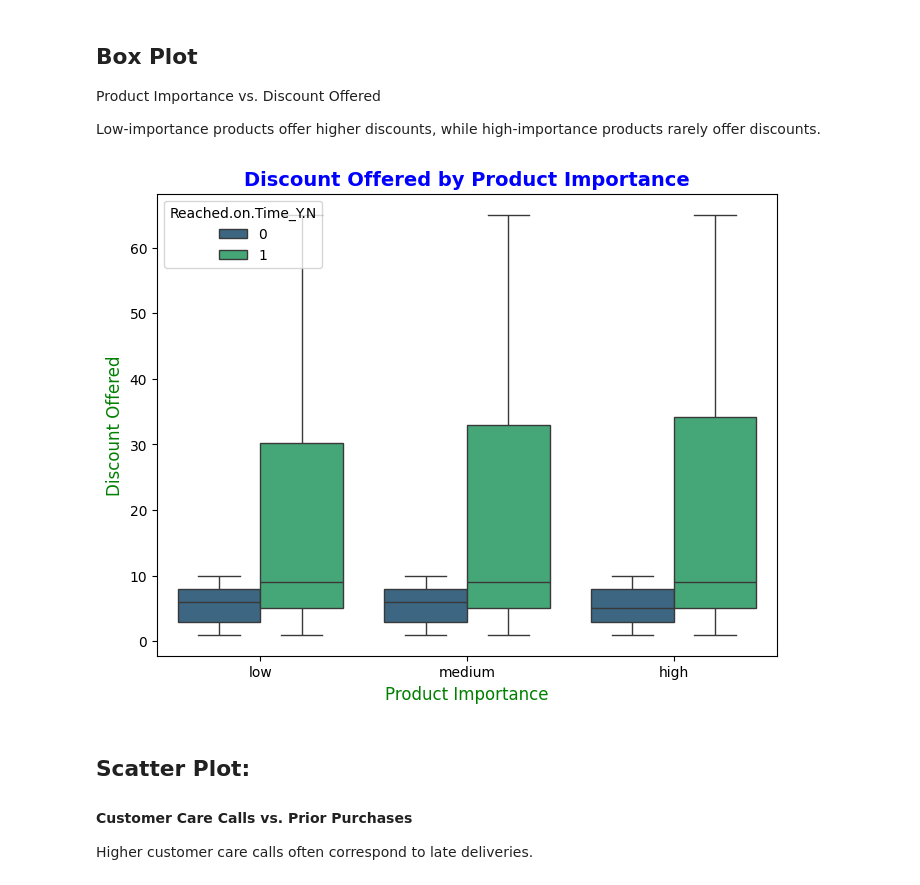
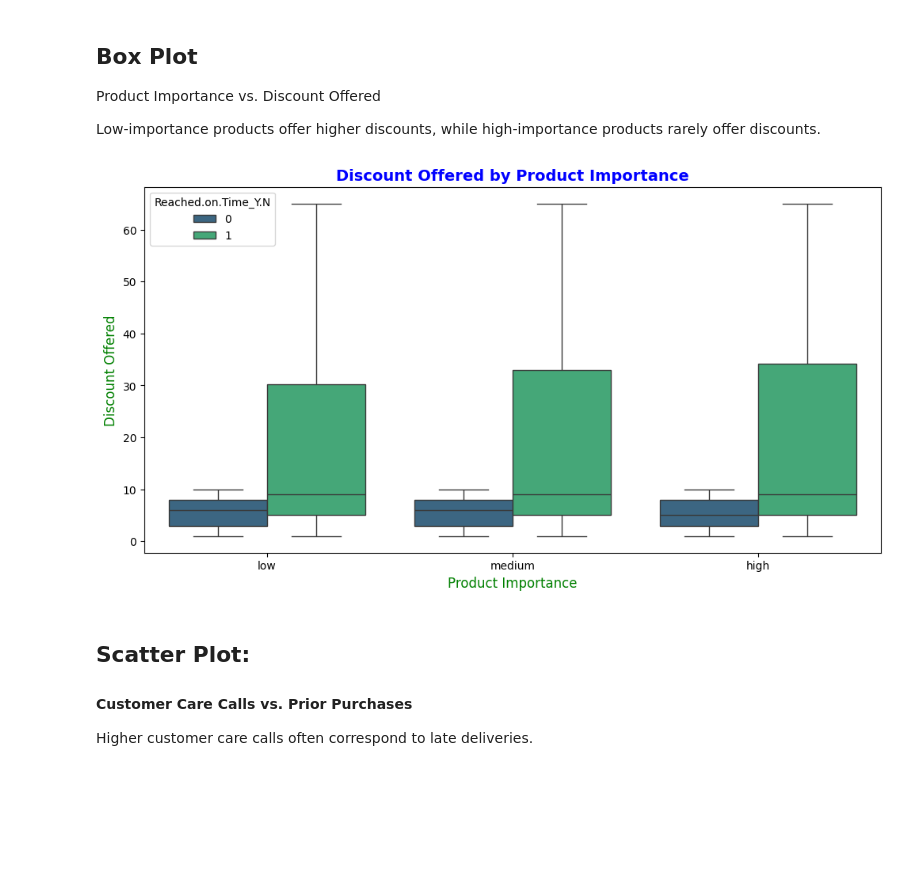
Before and after one commit to Sara2539360/Excel, a Jupyter notebook: Final_ML_Project_E_Comm.ipynb, the cells around one changed output. Saved outputs shown, nothing was run; the diff lists cells and outputs as text; code cells hidden in the pictures; blank space fills up the shorter version.

```diff
--- a/Final_ML_Project_E_Comm.ipynb
+++ b/Final_ML_Project_E_Comm.ipynb
@@ -147,14 +148,14 @@ Product Importance vs. Discount Offered
 
 Low-importance products offer higher discounts, while high-importance products rarely offer discounts.
 # %%
-plt.figure(figsize=(8, 6))
+plt.figure(figsize=(12, 6))
 sns.boxplot(data=df, x='Product_importance', y='Discount_offered', hue='Reached.on.Time_Y.N', palette='viridis')
 plt.title('Discount Offered by Product Importance', fontsize=14, fontweight='bold', color='blue')
 plt.xlabel('Product Importance', fontsize=12, color='green')
 plt.ylabel('Discount Offered', fontsize=12, color='green')
 plt.show()
 # %% [output]
-[figure, old version]
+[figure, new version]
 # %% [markdown]
 ## Scatter Plot:
 
```
Also changed, not shown: parts of 36 cells of this notebook.
